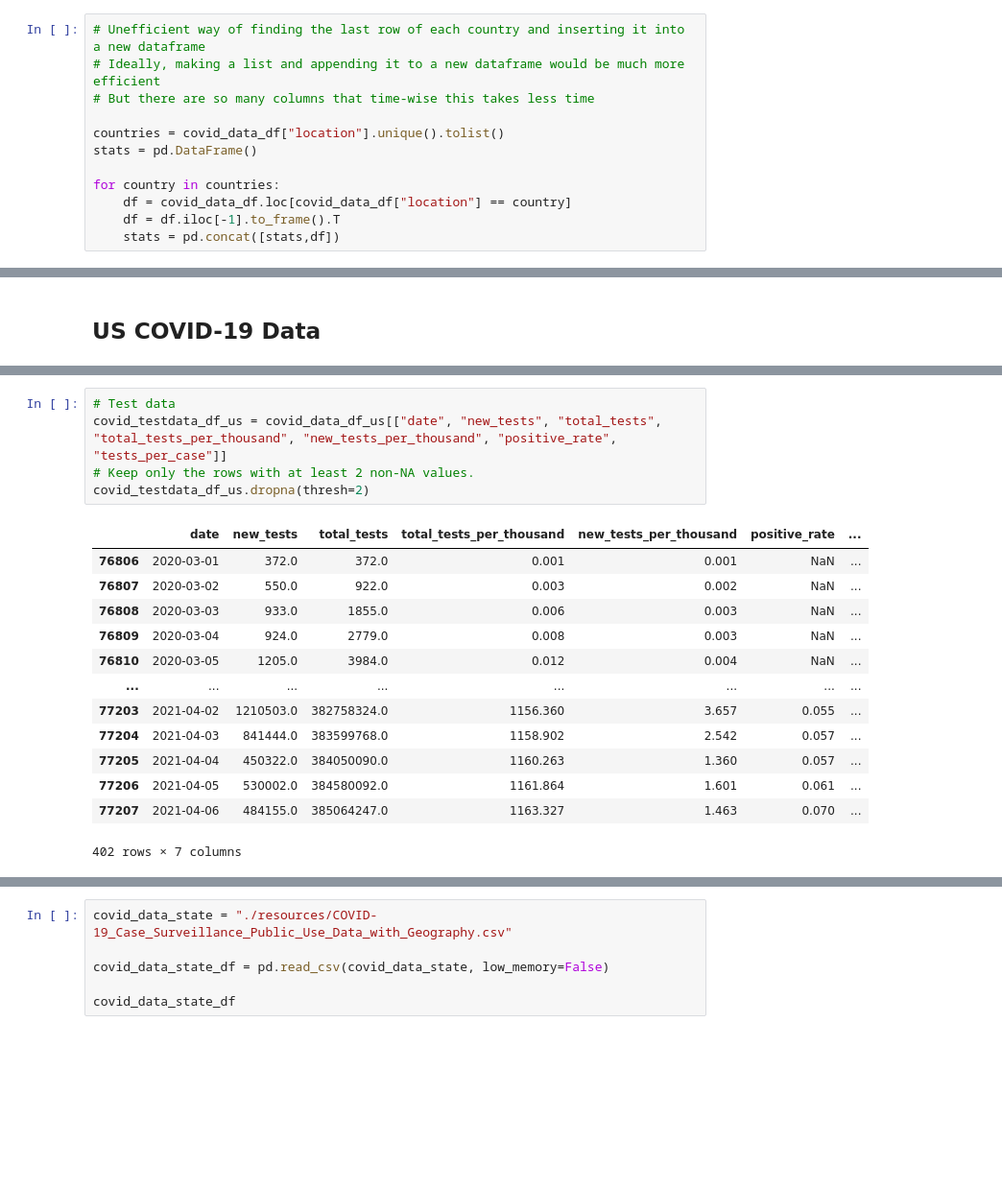
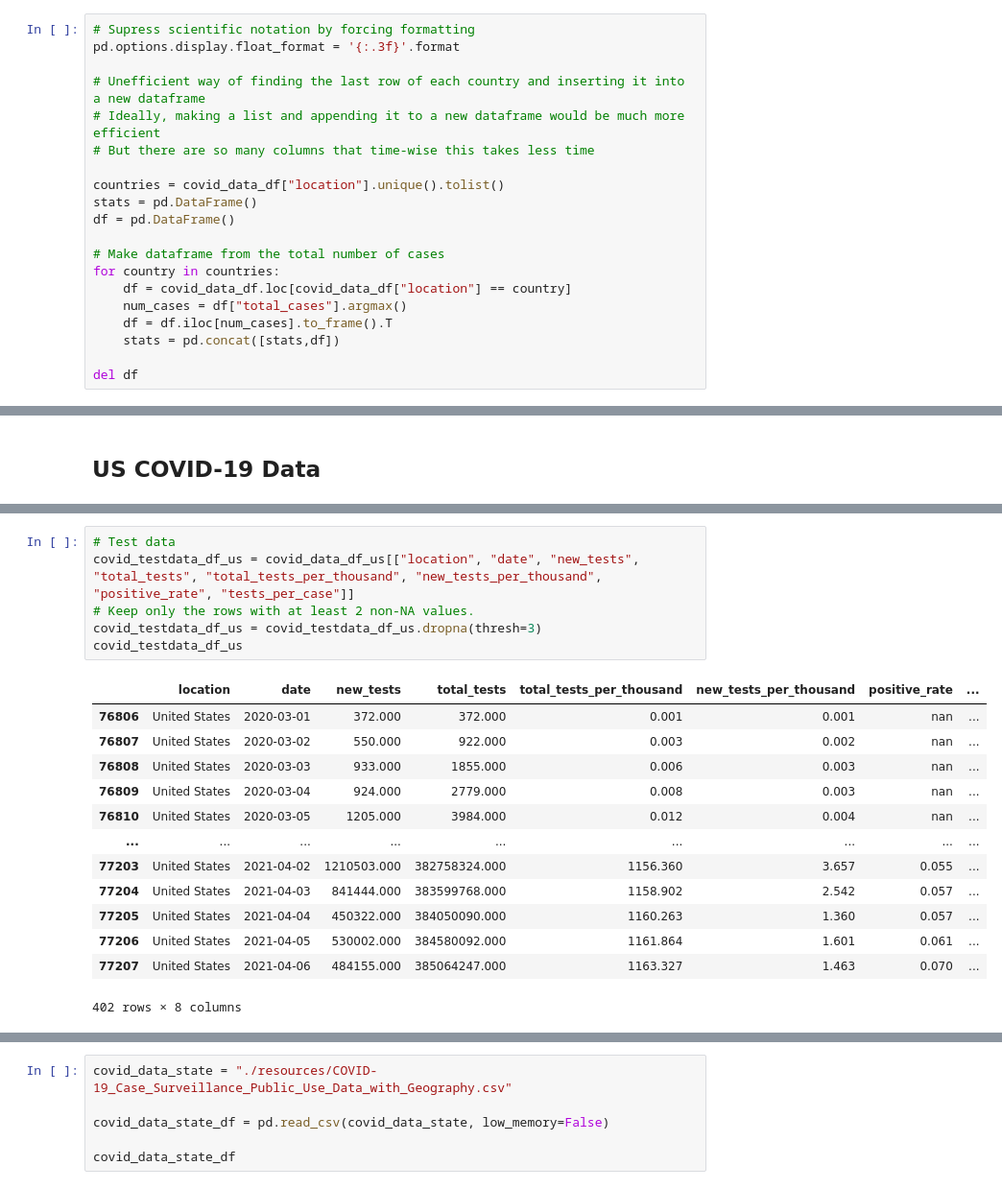
Before and after one commit to JaviPardox/Covid-19-analysis, a Jupyter notebook: Covid-19-ETL.ipynb, the cells around one changed output, grey strips where cells are left out. Shown: that part at 96% size. Cells and saved outputs as stored; diff of their text form; blank space fills up the shorter version.

Commit message:
add some more data cleaning

```diff
--- a/Covid-19-ETL.ipynb
+++ b/Covid-19-ETL.ipynb
@@ -32,15 +41,23 @@ covid_data_df = pd.read_csv(covid_data)
 # %%
+# Supress scientific notation by forcing formatting
+pd.options.display.float_format = '{:.3f}'.format
+
 # Unefficient way of finding the last row of each country and inserting it into a new dataframe
 # Ideally, making a list and appending it to a new dataframe would be much more efficient
 # But there are so many columns that time-wise this takes less time
 
 countries = covid_data_df["location"].unique().tolist()
 stats = pd.DataFrame()
+df = pd.DataFrame()
 
+# Make dataframe from the total number of cases
 for country in countries:
     df = covid_data_df.loc[covid_data_df["location"] == country]
-    df = df.iloc[-1].to_frame().T
+    num_cases = df["total_cases"].argmax()
+    df = df.iloc[num_cases].to_frame().T
     stats = pd.concat([stats,df])
+
+del df
 # %%
 # Dataframe to be used for scatter plots - needs some cleaning (probably)
 # la forma de buscar pordria ser usando max en vez del ultimo de la fila, dependiendo de la columna en la que se haga
@@ -100,19 +344,20 @@ covid_numbers_us_df
 # %%
 # Test data
-covid_testdata_df_us = covid_data_df_us[["date", "new_tests", "total_tests", "total_tests_per_thousand", "new_tests_per_thousand", "positive_rate", "tests_per_case"]]
+covid_testdata_df_us = covid_data_df_us[["location", "date", "new_tests", "total_tests", "total_tests_per_thousand", "new_tests_per_thousand", "positive_rate", "tests_per_case"]]
 # Keep only the rows with at least 2 non-NA values.
-covid_testdata_df_us.dropna(thresh=2)
+covid_testdata_df_us = covid_testdata_df_us.dropna(thresh=3)
+covid_testdata_df_us
 # %% [output]
-|  | date | new_tests | total_tests | total_tests_per_thousand | new_tests_per_thousand | positive_rate | ... |
-| 76806 | 2020-03-01 | 372.0 | 372.0 | 0.001 | 0.001 | NaN | ... |
-| 76807 | 2020-03-02 | 550.0 | 922.0 | 0.003 | 0.002 | NaN | ... |
-| 76808 | 2020-03-03 | 933.0 | 1855.0 | 0.006 | 0.003 | NaN | ... |
-| 76809 | 2020-03-04 | 924.0 | 2779.0 | 0.008 | 0.003 | NaN | ... |
-| 76810 | 2020-03-05 | 1205.0 | 3984.0 | 0.012 | 0.004 | NaN | ... |
-| ... | ... | ... | ... | ... | ... | ... | ... |
-| 77203 | 2021-04-02 | 1210503.0 | 382758324.0 | 1156.360 | 3.657 | 0.055 | ... |
-| 77204 | 2021-04-03 | 841444.0 | 383599768.0 | 1158.902 | 2.542 | 0.057 | ... |
-| 77205 | 2021-04-04 | 450322.0 | 384050090.0 | 1160.263 | 1.360 | 0.057 | ... |
-| 77206 | 2021-04-05 | 530002.0 | 384580092.0 | 1161.864 | 1.601 | 0.061 | ... |
-| 77207 | 2021-04-06 | 484155.0 | 385064247.0 | 1163.327 | 1.463 | 0.070 | ... |
+|  | location | date | new_tests | total_tests | total_tests_per_thousand | new_tests_per_thousand | positive_rate | ... |
+| 76806 | United States | 2020-03-01 | 372.000 | 372.000 | 0.001 | 0.001 | nan | ... |
+| 76807 | United States | 2020-03-02 | 550.000 | 922.000 | 0.003 | 0.002 | nan | ... |
+| 76808 | United States | 2020-03-03 | 933.000 | 1855.000 | 0.006 | 0.003 | nan | ... |
+| 76809 | United States | 2020-03-04 | 924.000 | 2779.000 | 0.008 | 0.003 | nan | ... |
+| 76810 | United States | 2020-03-05 | 1205.000 | 3984.000 | 0.012 | 0.004 | nan | ... |
+| ... | ... | ... | ... | ... | ... | ... | ... | ... |
+| 77203 | United States | 2021-04-02 | 1210503.000 | 382758324.000 | 1156.360 | 3.657 | 0.055 | ... |
+| 77204 | United States | 2021-04-03 | 841444.000 | 383599768.000 | 1158.902 | 2.542 | 0.057 | ... |
+| 77205 | United States | 2021-04-04 | 450322.000 | 384050090.000 | 1160.263 | 1.360 | 0.057 | ... |
+| 77206 | United States | 2021-04-05 | 530002.000 | 384580092.000 | 1161.864 | 1.601 | 0.061 | ... |
+| 77207 | United States | 2021-04-06 | 484155.000 | 385064247.000 | 1163.327 | 1.463 | 0.070 | ... |
-402 rows × 7 columns
+402 rows × 8 columns
```
Also changed, not shown: parts of 24 cells of this notebook.
